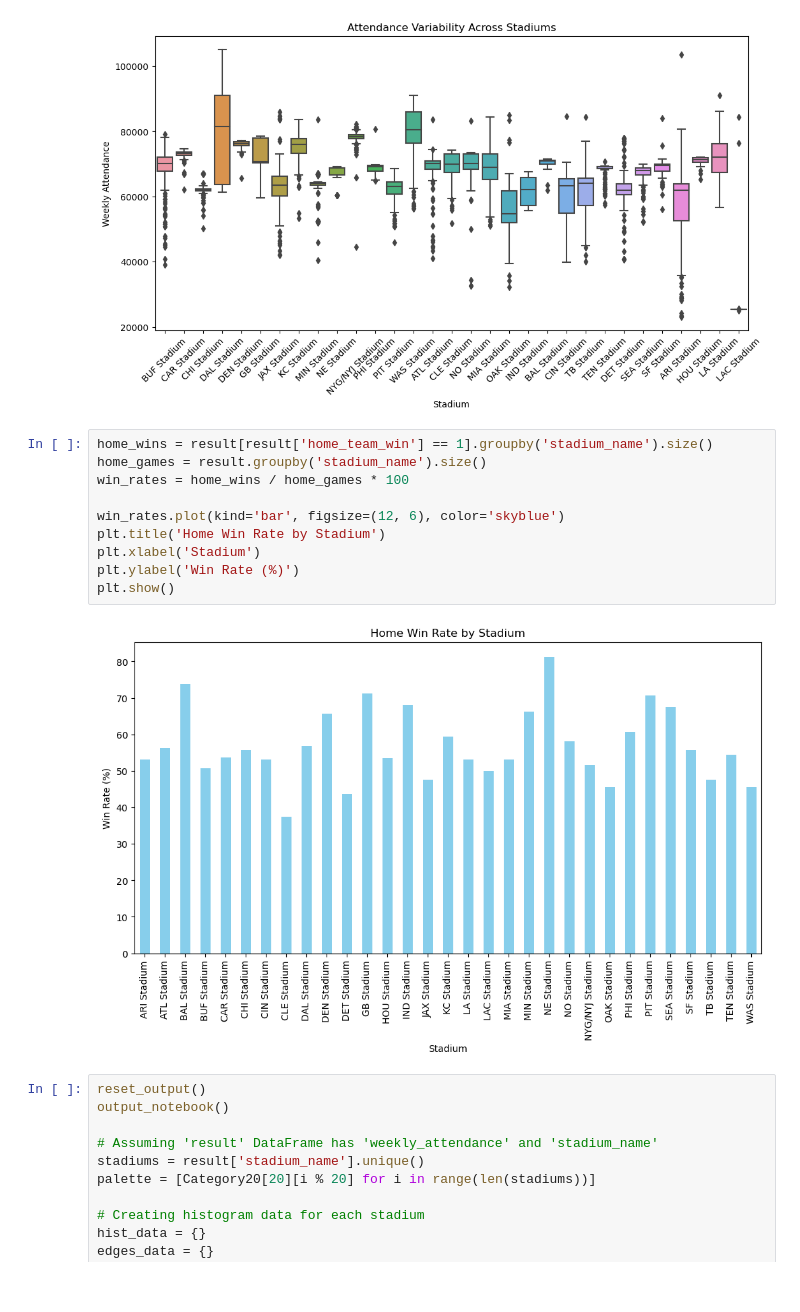
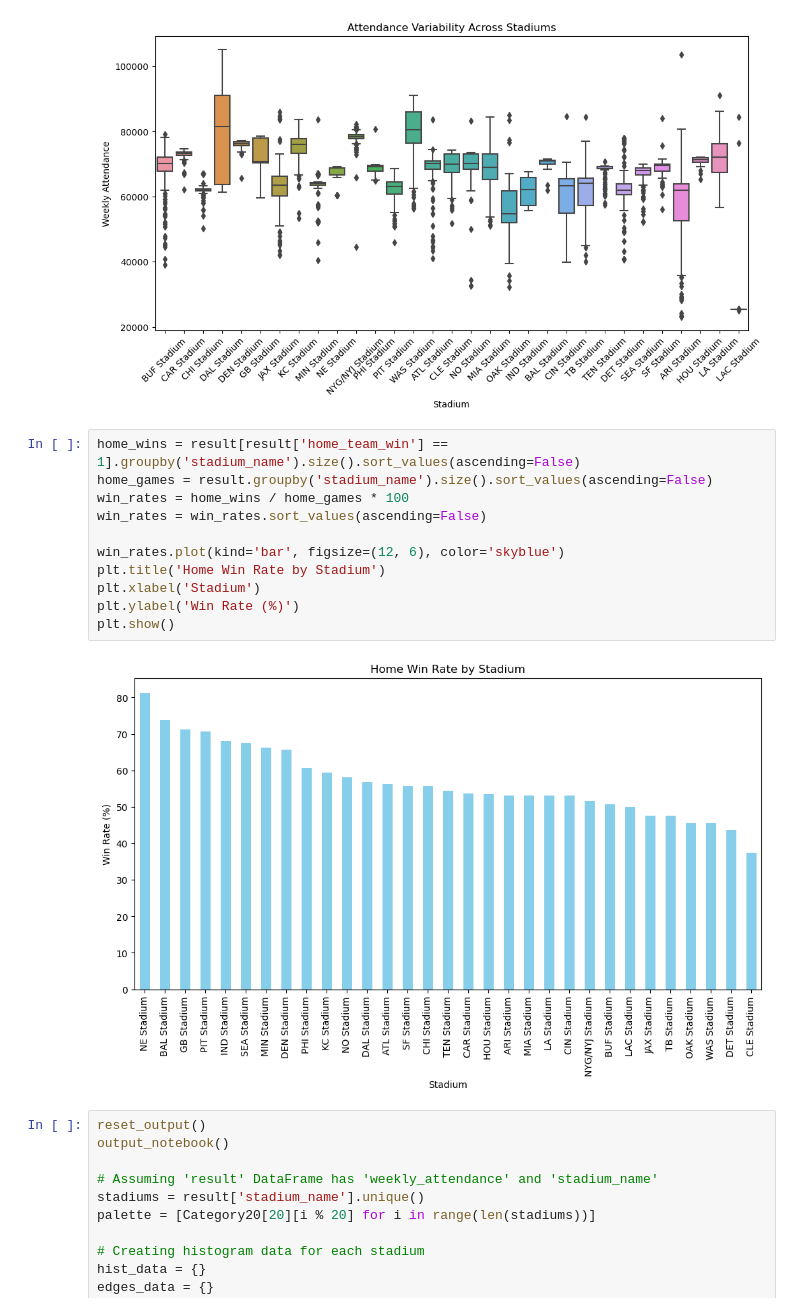
Before and after one commit to BrylliDTU/social_data, a Jupyter notebook: Final_report.ipynb, the cells around one changed output. Saved outputs shown, nothing was run; the diff lists cells and outputs as text.

```diff
--- a/Final_report.ipynb
+++ b/Final_report.ipynb
@@ -444,17 +444,18 @@ plt.show()
 # %% [output]
 [figure]
 # %%
-home_wins = result[result['home_team_win'] == 1].groupby('stadium_name').size()
-home_games = result.groupby('stadium_name').size()
+home_wins = result[result['home_team_win'] == 1].groupby('stadium_name').size().sort_values(ascending=False)
+home_games = result.groupby('stadium_name').size().sort_values(ascending=False)
 win_rates = home_wins / home_games * 100
+win_rates = win_rates.sort_values(ascending=False)
 
 win_rates.plot(kind='bar', figsize=(12, 6), color='skyblue')
 plt.title('Home Win Rate by Stadium')
 plt.xlabel('Stadium')
 plt.ylabel('Win Rate (%)')
 plt.show()
 # %% [output]
-[figure, old version]
+[figure, new version]
 # %%
 reset_output()
 output_notebook()
```
Also changed, not shown: parts of 4 cells of this notebook.
